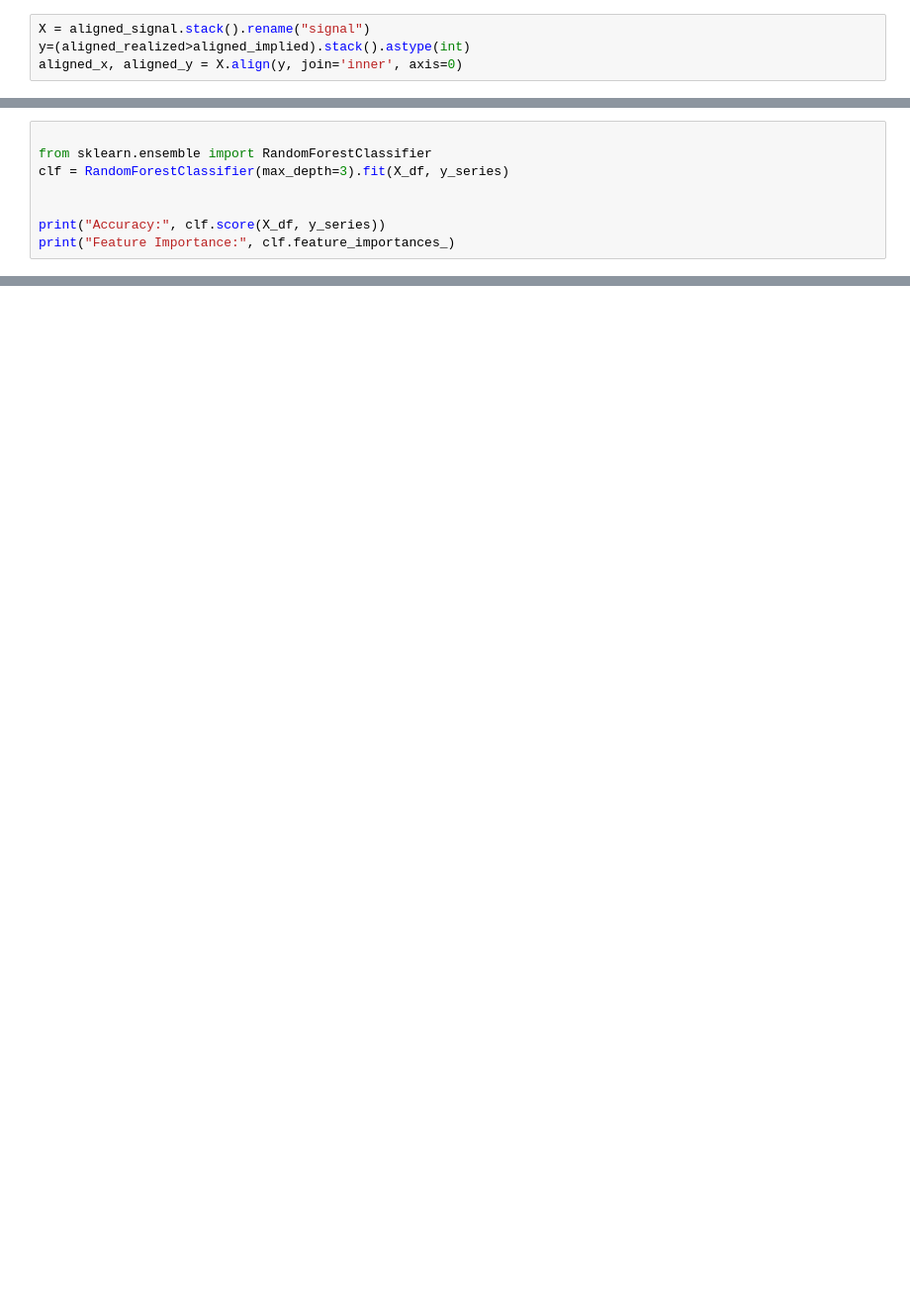
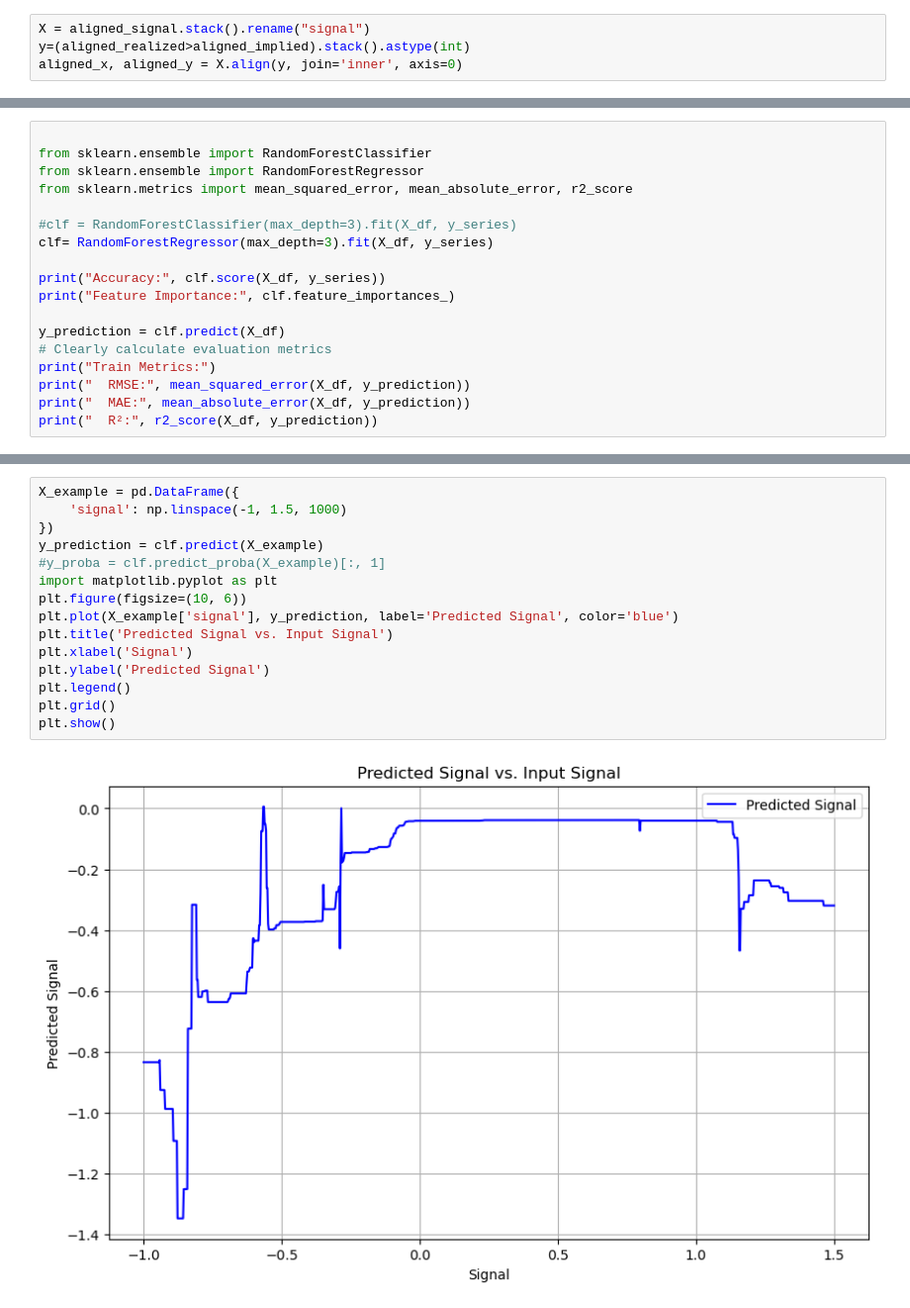
Before and after one commit to stirlitzzz/vol_forecast, a Jupyter notebook: notebooks/har_checkpoint3.ipynb, the cells around one changed output, grey strips where cells are left out. Shown at 99% size. Cells and saved outputs as stored; diff of their text form; blank space fills up the shorter version.

```diff
--- a/notebooks/har_checkpoint3.ipynb
+++ b/notebooks/har_checkpoint3.ipynb
@@ -127,9 +171,19 @@ y_series = y_aligned.reset_index(drop=True)
 # %%
 
 from sklearn.ensemble import RandomForestClassifier
-clf = RandomForestClassifier(max_depth=3).fit(X_df, y_series)
+from sklearn.ensemble import RandomForestRegressor
+from sklearn.metrics import mean_squared_error, mean_absolute_error, r2_score
 
+#clf = RandomForestClassifier(max_depth=3).fit(X_df, y_series)
+clf= RandomForestRegressor(max_depth=3).fit(X_df, y_series)
 
 print("Accuracy:", clf.score(X_df, y_series))
 print("Feature Importance:", clf.feature_importances_)
+
+y_prediction = clf.predict(X_df)
+# Clearly calculate evaluation metrics
+print("Train Metrics:")
+print("  RMSE:", mean_squared_error(X_df, y_prediction))
+print("  MAE:", mean_absolute_error(X_df, y_prediction))
+print("  R²:", r2_score(X_df, y_prediction))
 # %% [output]
@@ -137,0 +196,17 @@ Feature Importance: [1.]
+# %%
+X_example = pd.DataFrame({
+    'signal': np.linspace(-1, 1.5, 1000)
+})
+y_prediction = clf.predict(X_example)
+#y_proba = clf.predict_proba(X_example)[:, 1]
+import matplotlib.pyplot as plt
+plt.figure(figsize=(10, 6))
+plt.plot(X_example['signal'], y_prediction, label='Predicted Signal', color='blue')
+plt.title('Predicted Signal vs. Input Signal')
+plt.xlabel('Signal')
+plt.ylabel('Predicted Signal')
+plt.legend()
+plt.grid()
+plt.show()
+# %% [output]
+[figure, added]
```
Also changed, not shown: parts of 19 cells of this notebook, 4 other files.
